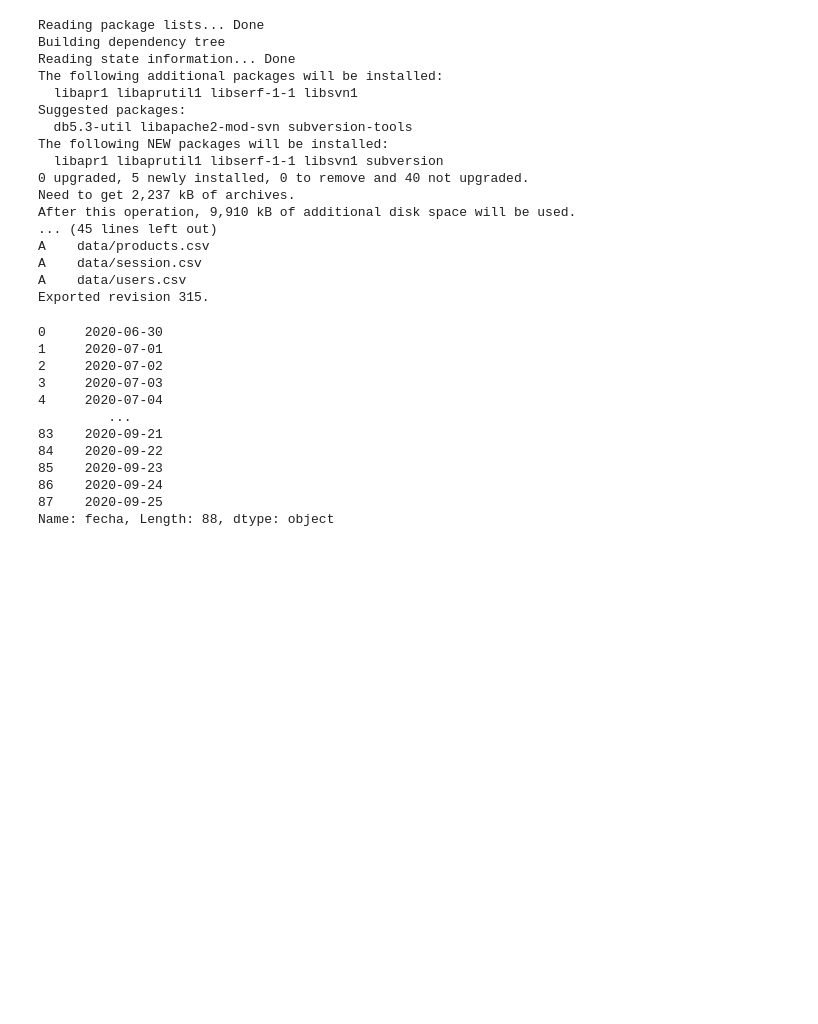
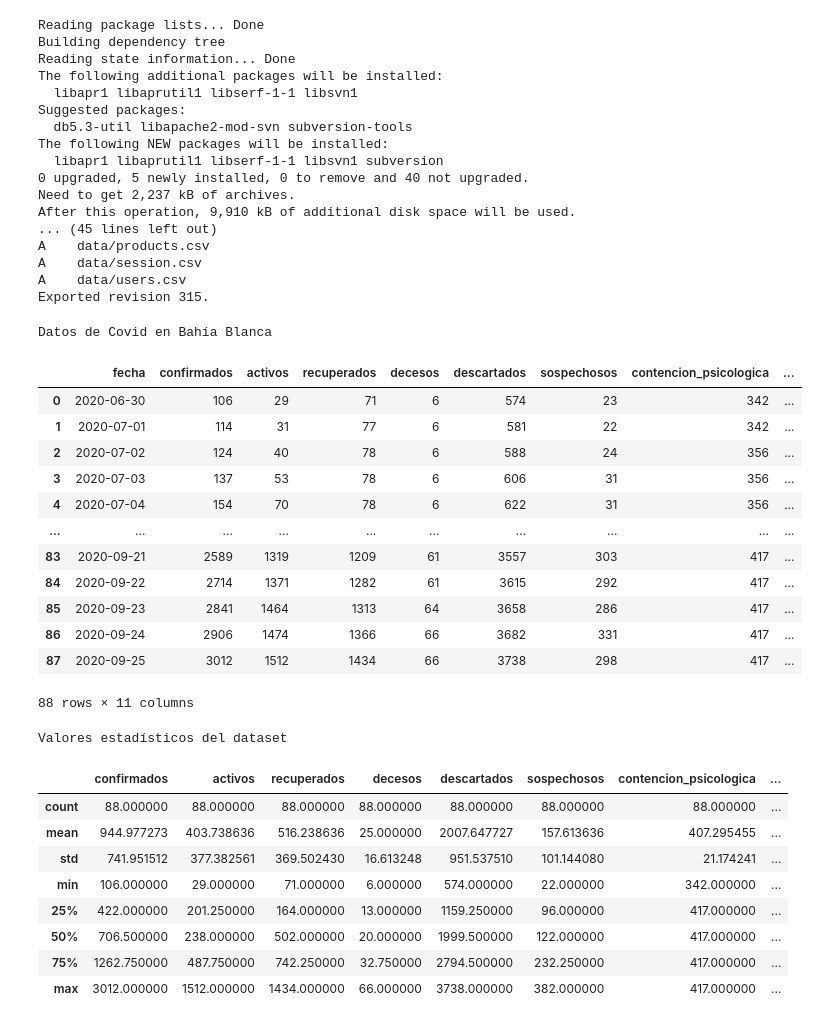
Before and after one commit to nicolassalomon96/aprendizaje_maquina_UNS, a Jupyter notebook: TP2/Ejercicio_1.ipynb, the cells around one changed output. Saved outputs shown, nothing was run; the diff lists cells and outputs as text; code cells hidden in the pictures; blank space fills up the shorter version.

```diff
--- a/TP2/Ejercicio_1.ipynb
+++ b/TP2/Ejercicio_1.ipynb
@@ -34,33 +35,49 @@ A    data/session.csv
 A    data/users.csv
 Exported revision 315.
 # %%
-'''%cd data/
-import csv
-
-with open('casos_covid_bahia.csv') as File:
-    reader = csv.reader(File, delimiter=',', quotechar=',',
-                        quoting=csv.QUOTE_MINIMAL)
-    for row in reader:
-        print(row)'''
 path_covid_cases = '/content/data/casos_covid_bahia.csv'
 covid_cases = pd.read_csv(path_covid_cases)
 
+print("Datos de Covid en Bahía Blanca\n")
+display(covid_cases)
+
+print("\nValores estadísticos del dataset")
+display(covid_cases.describe())
+
+
+
+
+#Columnas del Dataframe
+#print(covid_cases.columns)
+
 #Seleccionar una fila determinada
-#covid_cases.iloc[0]
+#row_1 = covid_cases.iloc[0]
 
 #Seleccionar una columna determinada
-#covid_cases['fecha']
-#covid_cases.loc[:,'fecha']
+#column = covid_cases['fecha']
+#colum = covid_cases.loc[:,'fecha']
 # %% [output]
-0     2020-06-30
-1     2020-07-01
-2     2020-07-02
-3     2020-07-03
-4     2020-07-04
-         ...
-83    2020-09-21
-84    2020-09-22
-85    2020-09-23
-86    2020-09-24
-87    2020-09-25
-Name: fecha, Length: 88, dtype: object
+Datos de Covid en Bahía Blanca
+|  | fecha | confirmados | activos | recuperados | decesos | descartados | sospechosos | contencion_psicologica | ... |
+| 0 | 2020-06-30 | 106 | 29 | 71 | 6 | 574 | 23 | 342 | ... |
+| 1 | 2020-07-01 | 114 | 31 | 77 | 6 | 581 | 22 | 342 | ... |
+| 2 | 2020-07-02 | 124 | 40 | 78 | 6 | 588 | 24 | 356 | ... |
+| 3 | 2020-07-03 | 137 | 53 | 78 | 6 | 606 | 31 | 356 | ... |
+| 4 | 2020-07-04 | 154 | 70 | 78 | 6 | 622 | 31 | 356 | ... |
+| ... | ... | ... | ... | ... | ... | ... | ... | ... | ... |
+| 83 | 2020-09-21 | 2589 | 1319 | 1209 | 61 | 3557 | 303 | 417 | ... |
+| 84 | 2020-09-22 | 2714 | 1371 | 1282 | 61 | 3615 | 292 | 417 | ... |
+| 85 | 2020-09-23 | 2841 | 1464 | 1313 | 64 | 3658 | 286 | 417 | ... |
+| 86 | 2020-09-24 | 2906 | 1474 | 1366 | 66 | 3682 | 331 | 417 | ... |
+| 87 | 2020-09-25 | 3012 | 1512 | 1434 | 66 | 3738 | 298 | 417 | ... |
+88 rows × 11 columns
+Valores estadísticos del dataset
+|  | confirmados | activos | recuperados | decesos | descartados | sospechosos | contencion_psicologica | ... |
+| count | 88.000000 | 88.000000 | 88.000000 | 88.000000 | 88.000000 | 88.000000 | 88.000000 | ... |
+| mean | 944.977273 | 403.738636 | 516.238636 | 25.000000 | 2007.647727 | 157.613636 | 407.295455 | ... |
+| std | 741.951512 | 377.382561 | 369.502430 | 16.613248 | 951.537510 | 101.144080 | 21.174241 | ... |
+| min | 106.000000 | 29.000000 | 71.000000 | 6.000000 | 574.000000 | 22.000000 | 342.000000 | ... |
+| 25% | 422.000000 | 201.250000 | 164.000000 | 13.000000 | 1159.250000 | 96.000000 | 417.000000 | ... |
+| 50% | 706.500000 | 238.000000 | 502.000000 | 20.000000 | 1999.500000 | 122.000000 | 417.000000 | ... |
+| 75% | 1262.750000 | 487.750000 | 742.250000 | 32.750000 | 2794.500000 | 232.250000 | 417.000000 | ... |
+| max | 3012.000000 | 1512.000000 | 1434.000000 | 66.000000 | 3738.000000 | 382.000000 | 417.000000 | ... |
```
Also changed, not shown: parts of 2 cells of this notebook.
